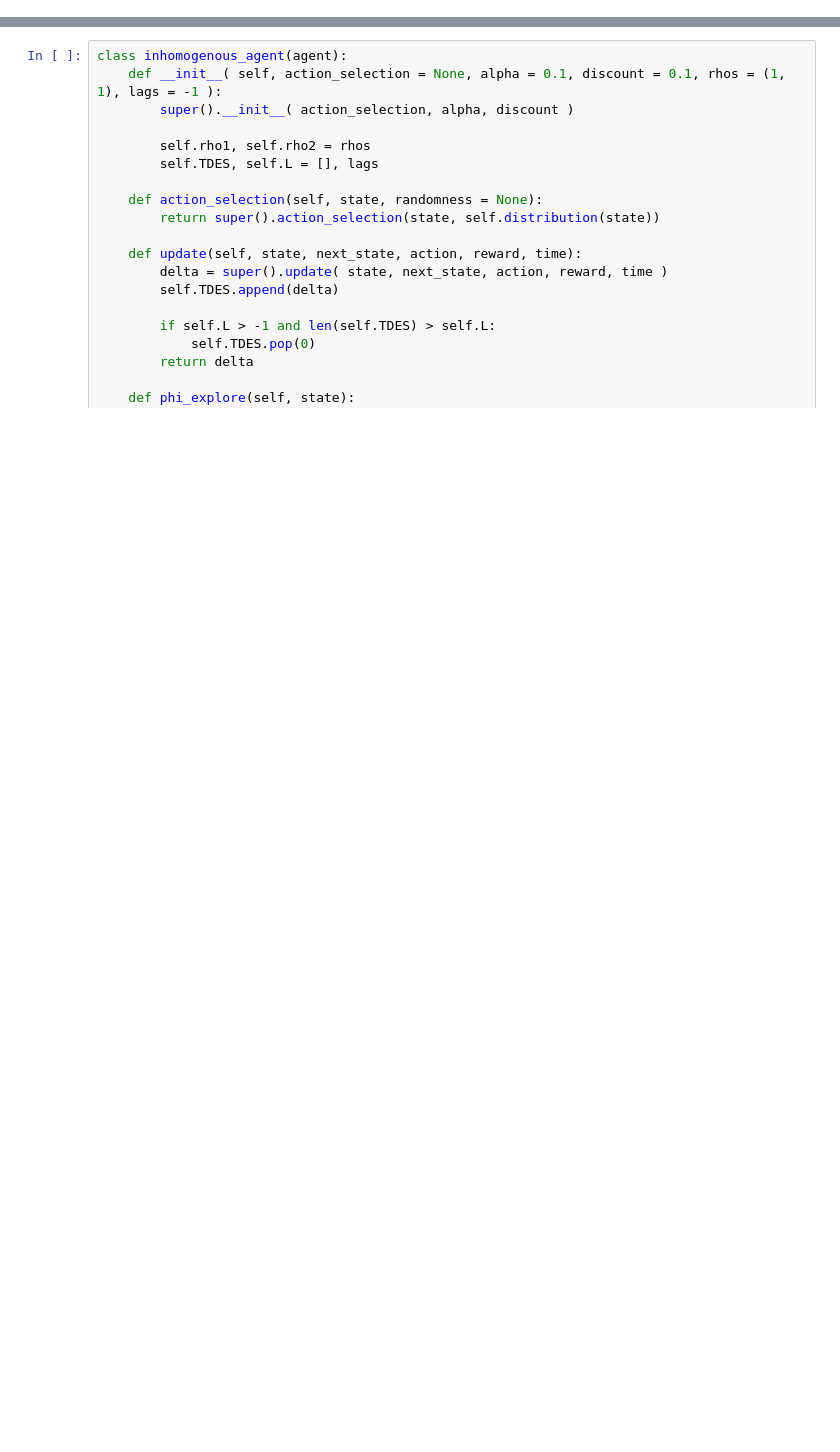
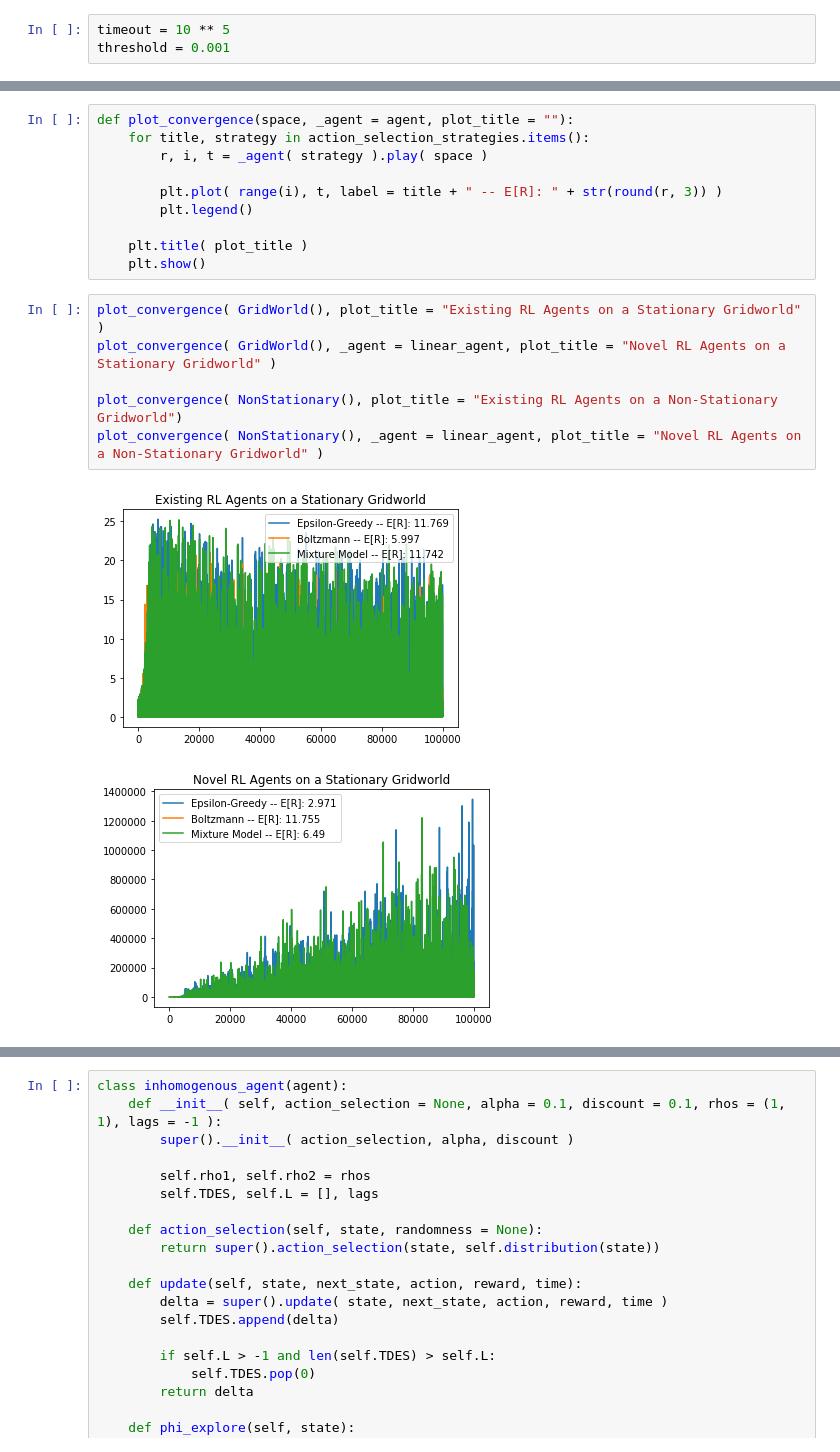
Before and after one commit to smccall-cal/RL_switching, a Jupyter notebook: HAMSTERDAM PT II.ipynb, the cells around one changed output, grey strips where cells are left out. Cells and saved outputs as stored; diff of their text form; blank space fills up the shorter version.

```diff
--- a/HAMSTERDAM PT II.ipynb
+++ b/HAMSTERDAM PT II.ipynb
@@ -38,0 +12,3 @@ grid = Grid(25, reward_func = density_xor(5, False))
+# %%
+timeout = 10 ** 5
+threshold = 0.001
@@ -137,0 +216,19 @@ plt.show()
+# %%
+def plot_convergence(space, _agent = agent, plot_title = ""):
+    for title, strategy in action_selection_strategies.items():
+        r, i, t = _agent( strategy ).play( space )
+
+        plt.plot( range(i), t, label = title + " -- E[R]: " + str(round(r, 3)) )
+        plt.legend()
+
+    plt.title( plot_title )
+    plt.show()
+# %%
+plot_convergence( GridWorld(), plot_title = "Existing RL Agents on a Stationary Gridworld" )
+plot_convergence( GridWorld(), _agent = linear_agent, plot_title = "Novel RL Agents on a Stationary Gridworld" )
+
+plot_convergence( NonStationary(), plot_title = "Existing RL Agents on a Non-Stationary Gridworld")
+plot_convergence( NonStationary(), _agent = linear_agent, plot_title = "Novel RL Agents on a Non-Stationary Gridworld" )
+# %% [output]
+[figure, added]
+[figure, added]
```
Also changed, not shown: parts of 34 cells of this notebook.
